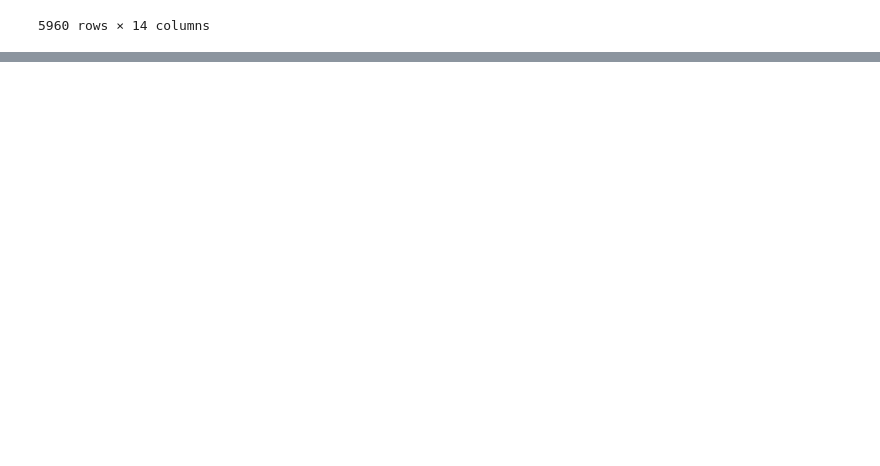
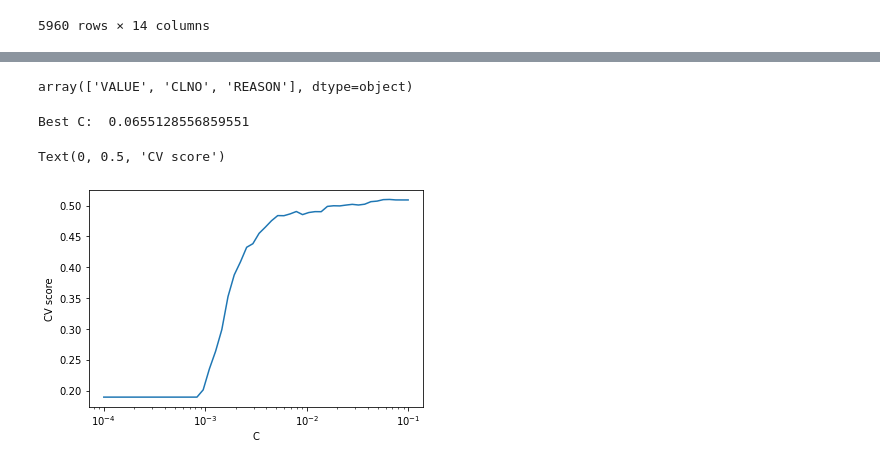
Before and after one commit to hellz-bellz/CREDIT_SCORING, a Jupyter notebook: notebooks/02-WoE-logreg.ipynb, the cells around one changed output, grey strips where cells are left out. Cells and saved outputs as stored; diff of their text form; code cells hidden in the pictures; blank space fills up the shorter version.

```diff
--- a/notebooks/02-WoE-logreg.ipynb
+++ b/notebooks/02-WoE-logreg.ipynb
@@ -175,0 +398,4 @@ array([[ 5.84048141e-01,  9.74568964e-01, -1.94506592e-08,
+# %%
+feature_detail[feature_detail['iv'] < 0.02]['var_name'].unique()
+# %% [output]
+array(['VALUE', 'CLNO', 'REASON'], dtype=object)
@@ -175,0 +406,18 @@ array([[ 5.84048141e-01,  9.74568964e-01, -1.94506592e-08,
+# %%
+cs = np.logspace(-4, -1, 50)
+
+tuned_parameters = [
+    {"penalty": ["l2"], "C": cs},
+]
+clf = GridSearchCV(LogisticRegression(), tuned_parameters, scoring=make_scorer(average_precision_score))
+clf.fit(X_train, y_train)
+print("Best C: ", clf.best_params_['C'])
+
+plt.plot(cs, clf.cv_results_["mean_test_score"])
+plt.xscale("log")
+plt.xlabel("C")
+plt.ylabel("CV score")
+# %% [output]
+Best C:  0.0655128556859551
+Text(0, 0.5, 'CV score')
+[figure, added]
```
Also changed, not shown: parts of 28 cells of this notebook, 4 other files.
